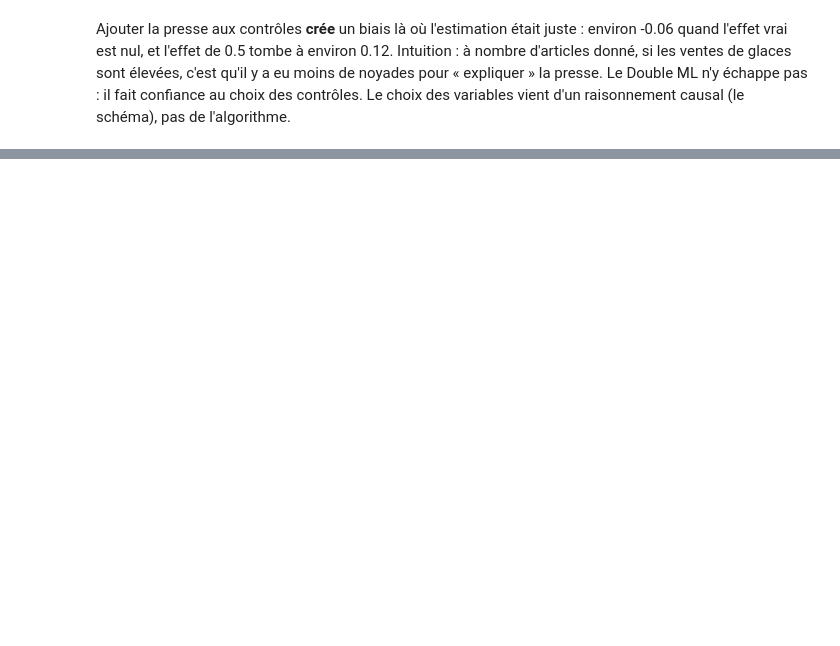
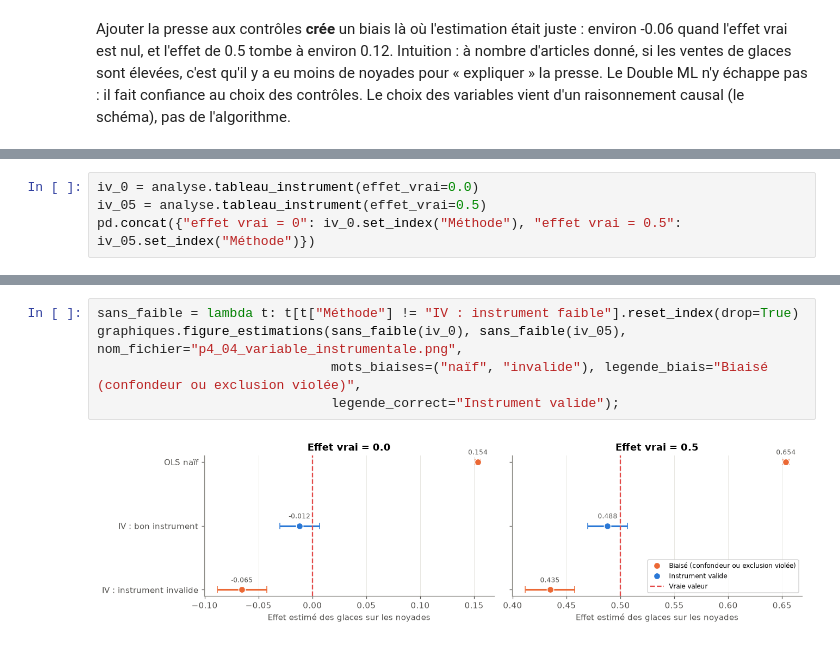
Before and after one commit to maxime2476/correlation-vs-causalite, a Jupyter notebook: notebook.ipynb, the cells around one changed output, grey strips where cells are left out. Drawn from its saved outputs; the diff is of its cells as text; blank space fills up the shorter version.

```diff
--- a/notebook.ipynb
+++ b/notebook.ipynb
@@ -397,0 +476,4 @@ pas : il fait confiance au choix des contrôles. Le choix des variables vient d'
+# %%
+iv_0 = analyse.tableau_instrument(effet_vrai=0.0)
+iv_05 = analyse.tableau_instrument(effet_vrai=0.5)
+pd.concat({"effet vrai = 0": iv_0.set_index("Méthode"), "effet vrai = 0.5": iv_05.set_index("Méthode")})
@@ -397,0 +491,7 @@ pas : il fait confiance au choix des contrôles. Le choix des variables vient d'
+# %%
+sans_faible = lambda t: t[t["Méthode"] != "IV : instrument faible"].reset_index(drop=True)
+graphiques.figure_estimations(sans_faible(iv_0), sans_faible(iv_05), nom_fichier="p4_04_variable_instrumentale.png",
+                              mots_biaises=("naïf", "invalide"), legende_biais="Biaisé (confondeur ou exclusion violée)",
+                              legende_correct="Instrument valide");
+# %% [output]
+[figure, added]
```
Also changed, not shown: parts of 13 cells of this notebook, 12 other files.
